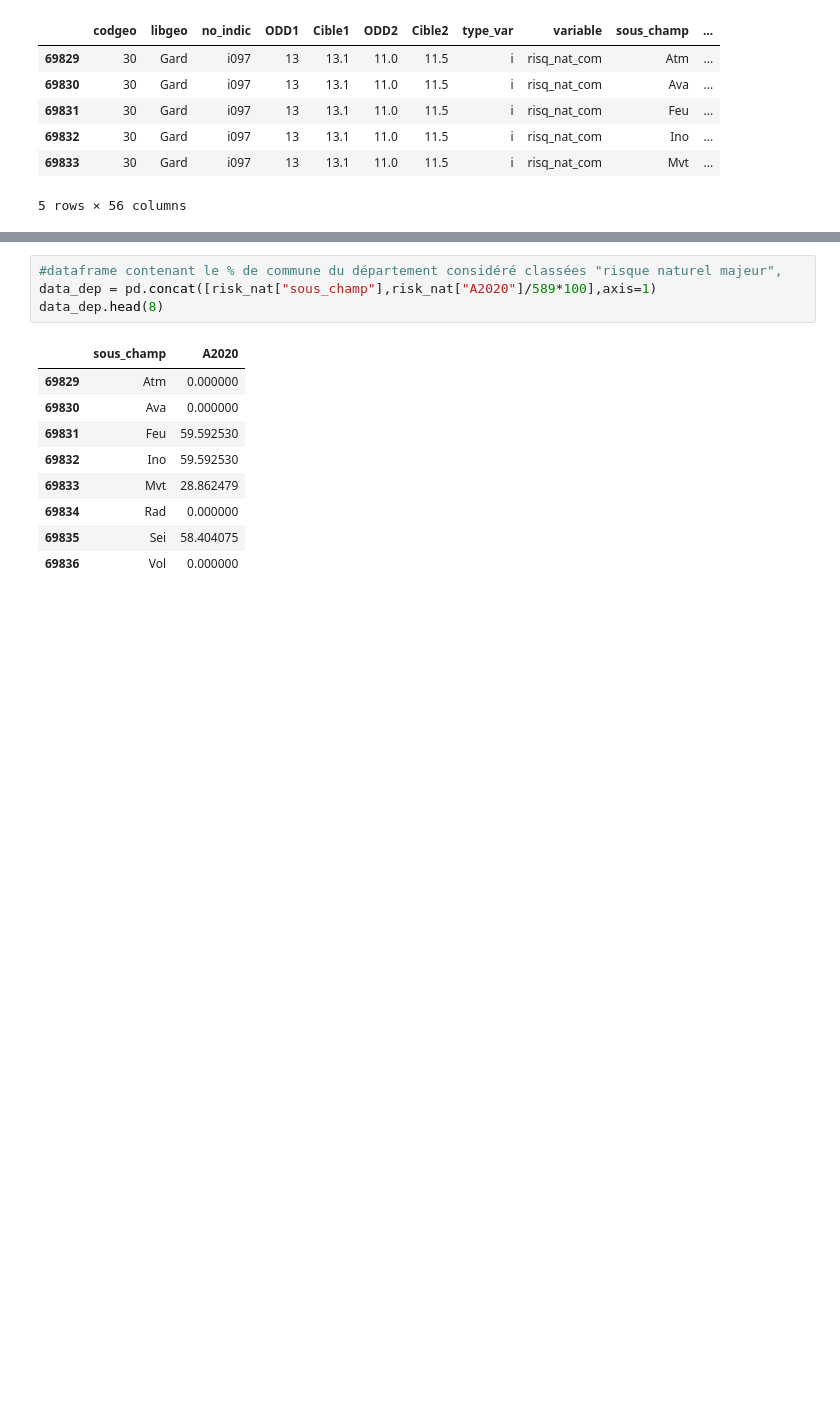
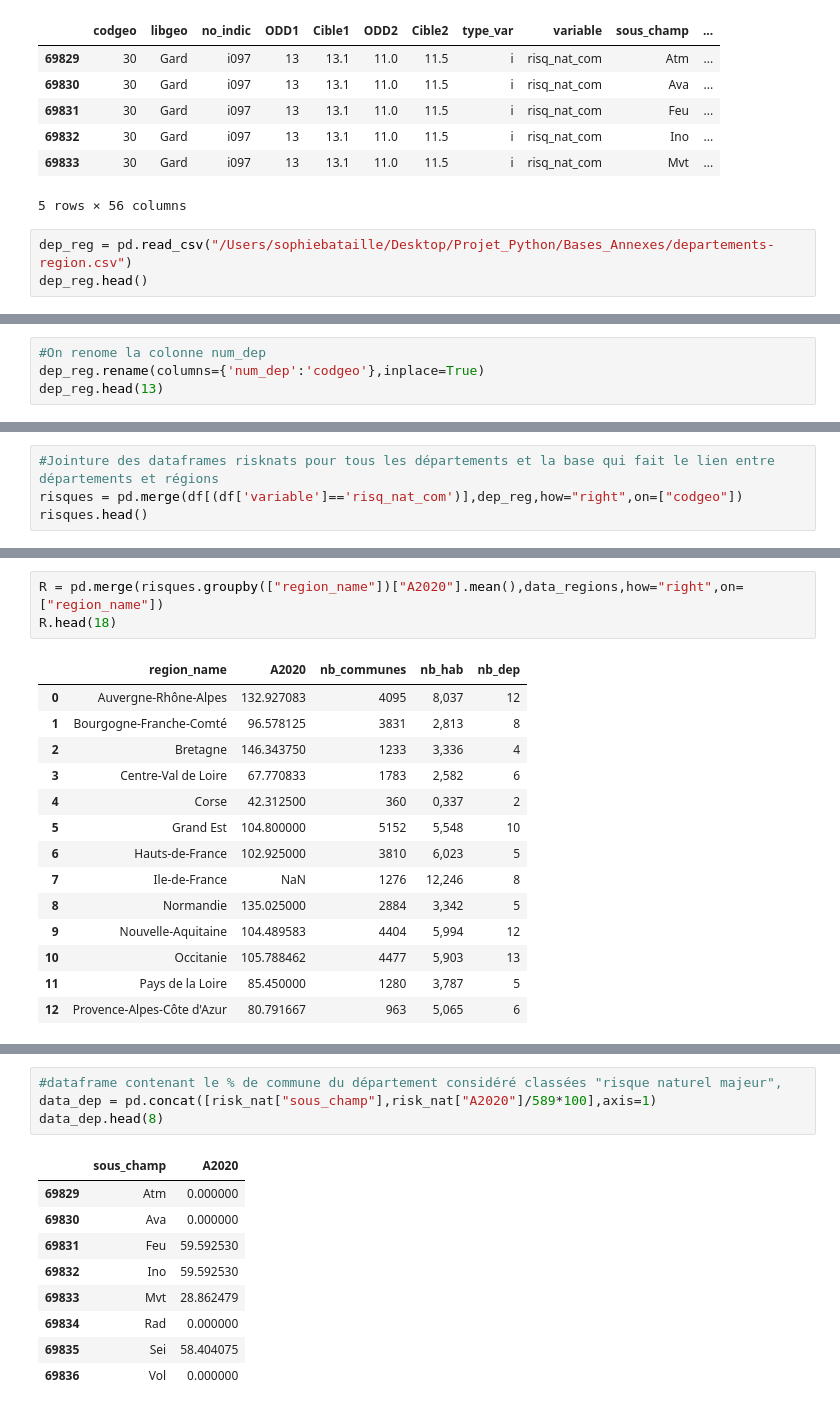
Before and after one commit to gbrugere/ProjPython, a Jupyter notebook: INSEE.ipynb, the cells around one changed output, grey strips where cells are left out. Saved outputs shown, nothing was run; the diff lists cells and outputs as text; blank space fills up the shorter version.

```diff
--- a/INSEE.ipynb
+++ b/INSEE.ipynb
@@ -57,3 +57,6 @@ risk_nat.head()
 | 69832 | 30 | Gard | i097 | 13 | 13.1 | 11.0 | 11.5 | i | risq_nat_com | Ino | ... |
 | 69833 | 30 | Gard | i097 | 13 | 13.1 | 11.0 | 11.5 | i | risq_nat_com | Mvt | ... |
 5 rows × 56 columns
+# %%
+dep_reg = pd.read_csv("/Users/sophiebataille/Desktop/Projet_Python/Bases_Annexes/departements-region.csv")
+dep_reg.head()
@@ -59,0 +70,4 @@ risk_nat.head()
+# %%
+#On renome la colonne num_dep
+dep_reg.rename(columns={'num_dep':'codgeo'},inplace=True)
+dep_reg.head(13)
@@ -59,0 +89,4 @@ risk_nat.head()
+# %%
+#Jointure des dataframes risknats pour tous les départements et la base qui fait le lien entre départements et régions
+risques = pd.merge(df[(df['variable']=='risq_nat_com')],dep_reg,how="right",on=["codgeo"])
+risques.head()
@@ -59,0 +112,18 @@ risk_nat.head()
+# %%
+R = pd.merge(risques.groupby(["region_name"])["A2020"].mean(),data_regions,how="right",on=["region_name"])
+R.head(18)
+# %% [output]
+|  | region_name | A2020 | nb_communes | nb_hab | nb_dep |
+| 0 | Auvergne-Rhône-Alpes | 132.927083 | 4095 | 8,037 | 12 |
+| 1 | Bourgogne-Franche-Comté | 96.578125 | 3831 | 2,813 | 8 |
+| 2 | Bretagne | 146.343750 | 1233 | 3,336 | 4 |
+| 3 | Centre-Val de Loire | 67.770833 | 1783 | 2,582 | 6 |
+| 4 | Corse | 42.312500 | 360 | 0,337 | 2 |
+| 5 | Grand Est | 104.800000 | 5152 | 5,548 | 10 |
+| 6 | Hauts-de-France | 102.925000 | 3810 | 6,023 | 5 |
+| 7 | Ile-de-France | NaN | 1276 | 12,246 | 8 |
+| 8 | Normandie | 135.025000 | 2884 | 3,342 | 5 |
+| 9 | Nouvelle-Aquitaine | 104.489583 | 4404 | 5,994 | 12 |
+| 10 | Occitanie | 105.788462 | 4477 | 5,903 | 13 |
+| 11 | Pays de la Loire | 85.450000 | 1280 | 3,787 | 5 |
+| 12 | Provence-Alpes-Côte d'Azur | 80.791667 | 963 | 5,065 | 6 |
```
Also changed, not shown: parts of 8 cells of this notebook, 2 other files.
